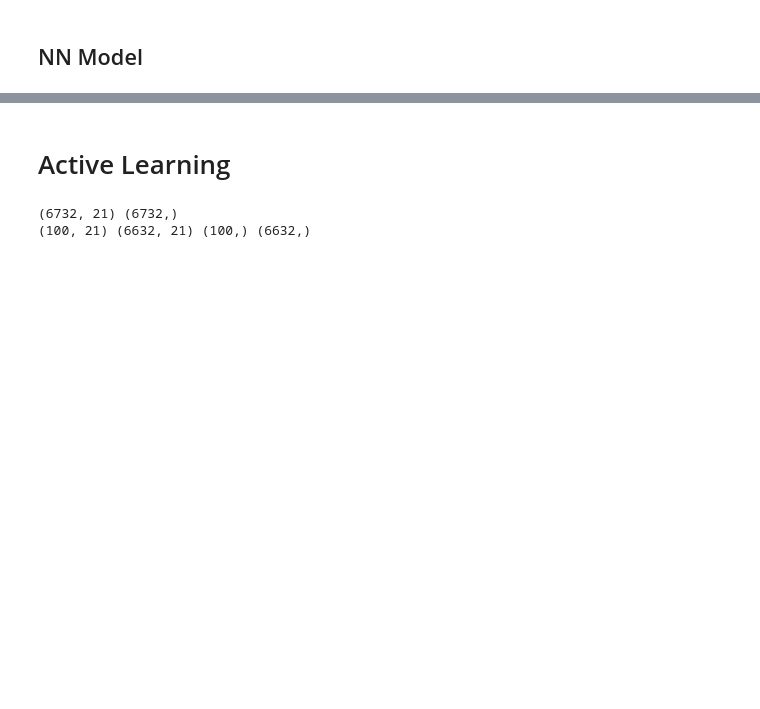
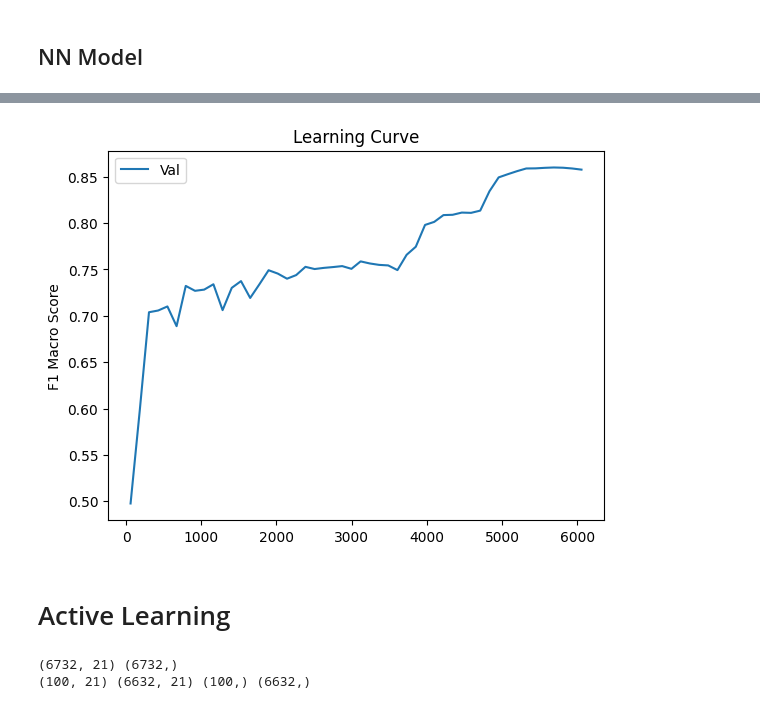
Before and after one commit to AbdullahAXR/Multifaceted-Machine-Learning-A-Multiclass-Classification, a Jupyter notebook: Project.ipynb, the cells around one changed output, grey strips where cells are left out. Drawn from its saved outputs; the diff is of its cells as text; code cells hidden in the pictures; blank space fills up the shorter version.

```diff
--- a/Project.ipynb
+++ b/Project.ipynb
@@ -622,5 +629,5 @@ std Accuracies:  0.014718048169835041
 # %%
 #SVM
 from sklearn.svm import SVC
-svm = models(parameters={'C': [0.1, 1, 10, 100, 1000], 'kernel': ['linear','rbf']},model=SVC(),X_train=X_train_no,y_train_categorical=y_train_no,X_test=X_test,y_test_categorical=y_test_categorical)
+svm_no = models(parameters={'C': [0.1, 1, 10, 100, 1000], 'kernel': ['linear','rbf']},model=SVC(),X_train=X_train_no,y_train_categorical=y_train_no,X_test=X_test,y_test_categorical=y_test_categorical)
 # %% [output]
@@ -947,4 +965,20 @@ Test F1 Macro Score: 0.9288314023448375
 weighted avg       0.94      0.94      0.94      1838
+# %%
+from sklearn.model_selection import learning_curve
+
+
+
+# plot learning curve for all models
+train_sizes, train_scores, test_scores = learning_curve(svm, X_train, y_train_categorical, cv=10, scoring='f1_macro', n_jobs=-1, train_sizes=np.linspace(0.01, 1.0, 50))
+train_scores_mean = np.mean(train_scores, axis=1)
+test_scores_mean = np.mean(test_scores, axis=1)
+plt.title("Learning Curve")
+plt.ylabel("F1 Macro Score")
+plt.plot(train_sizes, test_scores_mean, label='Val')
+plt.legend()
+plt.show()
+# %% [output]
+[figure, added]
 # %% [markdown]
 # Active Learning
 # %%
```
Also changed, not shown: parts of 32 cells of this notebook.
